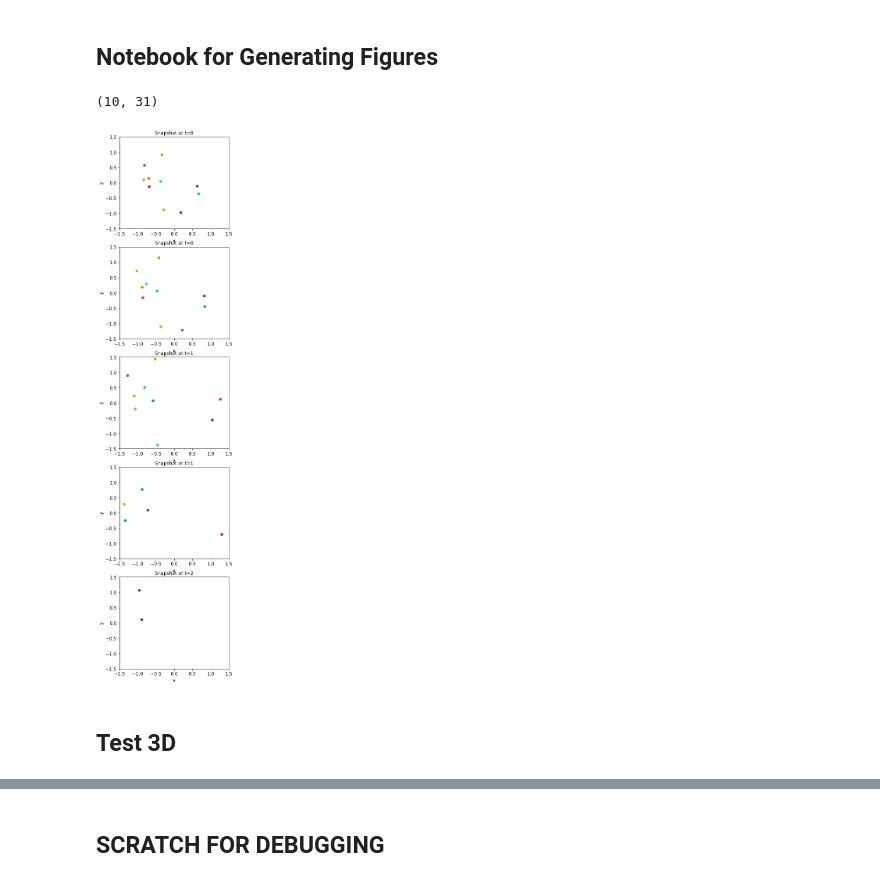
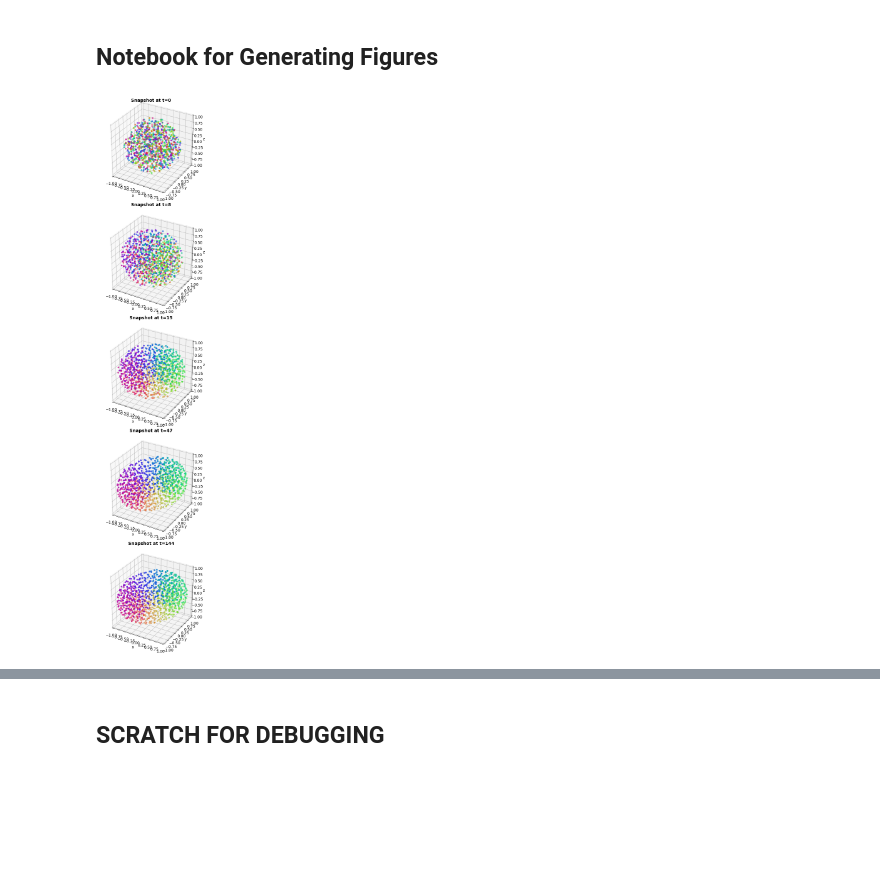
Before and after one commit to jscuds/am225_swarmalators, a Jupyter notebook: Figures.ipynb, the cells around one changed output, grey strips where cells are left out. Saved outputs shown, nothing was run; the diff lists cells and outputs as text; code cells hidden in the pictures; blank space fills up the shorter version.

Commit message:
Combined everything into one swarm_ode file, streamlined figures

```diff
--- a/Figures.ipynb
+++ b/Figures.ipynb
@@ -24,14 +24,15 @@ def split_data(data, dim=2):
 
     for row in data:
         t.append([row[0]])
-        x.append(row[1:data.shape[1]:3])
-        y.append(row[2:data.shape[1]:3])
         if dim==2:
+            x.append(row[1:data.shape[1]:3])
+            y.append(row[2:data.shape[1]:3])
             theta.append(row[3:data.shape[1]:3])
         else:
-            z.append(row[3:data.shape[1]:3])
-            theta.append(row[4:data.shape[1]:3])
-
+            x.append(row[1:data.shape[1]:4])
+            y.append(row[2:data.shape[1]:4])
+            z.append(row[3:data.shape[1]:4])
+            theta.append(row[4:data.shape[1]:4])
 
     return np.array(t),np.array(x),np.array(y),np.array(z),theta
 # %%
@@ -61,17 +62,21 @@ def plot(t,x,y,z,theta,title):
         ax.set_xlabel('x', fontsize=12)
         ax.set_ylabel('y', fontsize=12)
         ax.tick_params(axis='both', which='major', labelsize=12)
-        ax.set_ylim([-1.5,1.5])
-        ax.set_xlim([-1.5,1.5])
-        ax.set_title('Snapshot at t={}'.format(int(t[j])), fontsize=12)
-        ax.set_aspect('equal', adjustable='box')
+        ax.set_title('Snapshot at t={}'.format(int(t[j])), fontweight="bold", fontsize=14)
+        fig.tight_layout()
 
         # plot data
         if len(z)==0:
             ax.scatter(x[j], y[j], color=theta_rgb(theta[j]))
+            ax.set_ylim([-2,2])
+            ax.set_xlim([-2,2])
+            ax.set_aspect('equal', adjustable='box')
         else:
             ax.scatter3D(x[j], y[j], z[j], color=theta_rgb(theta[j]))
-            ax.set_zlim([-1.5,1.5])
+            ax.set_ylim([-1,1])
+            ax.set_xlim([-1,1])
+            ax.set_zlim([-1,1])
             ax.set_zlabel('z', fontsize=12)
+#             ax.view_init(-180, 60)
 
     return fig,ax
@@ -83,17 +83,18 @@ data = np.loadtxt(filepath)
-# %%
-data[::80000].shape
-# %% [output]
-(10, 31)
+# %%
+# load data
+basic_swarm = np.loadtxt("./figs_data/basic_swarm.txt")
+basic_swarm3d = np.loadtxt("./figs_data/basic_swarm3d.txt")
+# forced_swarm = np.loadtxt("./figs_data/forced_swarm.txt")
+# forced_swarm3d = np.loadtxt("./figs_data/forced_swarm3d.txt")
 # %%
 # process data into separate arrays
-t,x,y,z,theta = split_data(data[::80000])
-# z = np.copy(y)
+data = basic_swarm3d
+inc = int(data.shape[0]/5)
+t,x,y,z,theta = split_data(data[::inc], dim=3)
 
 # plot data
-title = ['$J=0.5, K=0.5$']
 fig,ax = plot(t,x,y,z,theta,title)
 plt.show()
+fig.savefig('figs/basic_swarm3d.png')
 # %% [output]
-[figure, old version]
+[figure, new version]
-# %% [markdown]
-## Test 3D
```
Also changed, not shown: parts of 7 cells of this notebook, 13 other files.
